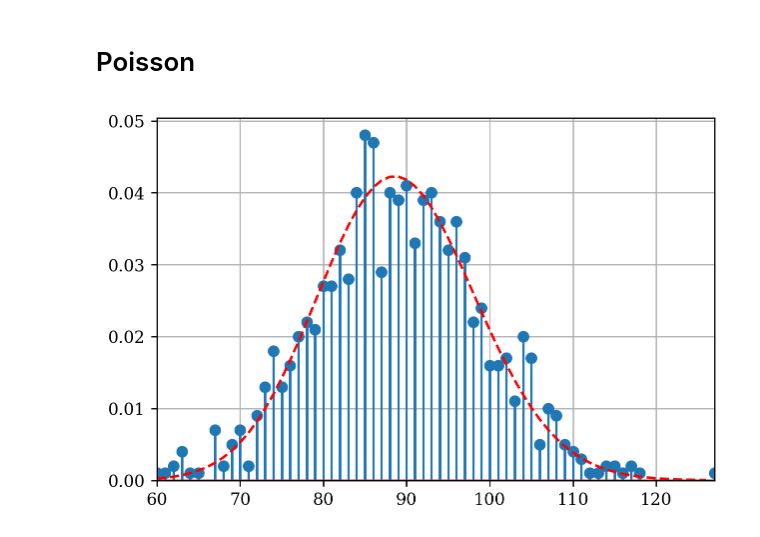
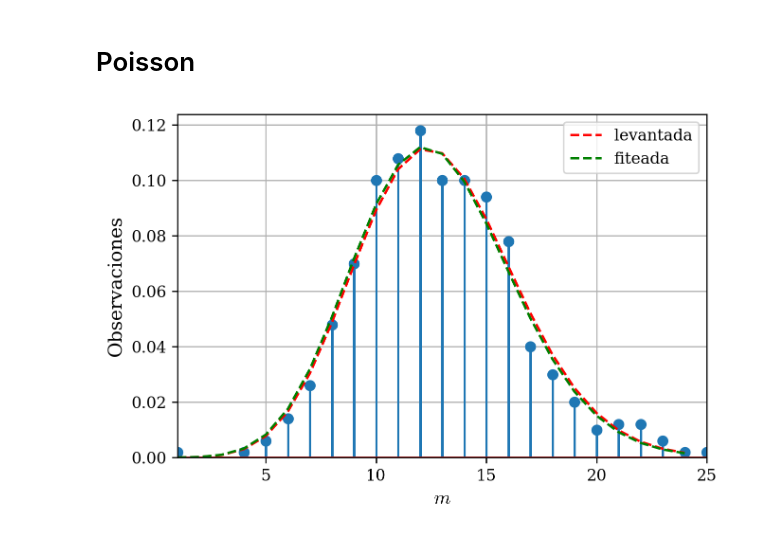
Before and after one commit to agustinbrusco/Laboratorio5, a Jupyter notebook: Datos y código - Práctica 3/peak_stats.ipynb, the cells around one changed output. Saved outputs shown, nothing was run; the diff lists cells and outputs as text; code cells hidden in the pictures.

```diff
--- a/Datos y código - Práctica 3/peak_stats.ipynb
+++ b/Datos y código - Práctica 3/peak_stats.ipynb
@@ -235,43 +236,51 @@ for dt in [20, 40, 100, 200]:  # μs
 # %% [markdown]
 # Poisson
 # %%
-umbral = -25e-3  # V
+umbral = -40e-3  # V
 dt = 100  # μs
-T = 50e-3  # s
+T = 100e-3  # s
 freq = 250e3  # Hz
 peak_window = int(dt*freq*1e-6)
 tiempo, volt_vals = np.load(f"DAQ_50s_{max_val*1e3:.0f}_{min_val*1e3:.0f}/"
                             + f"{modo}_f{freq*1e-3:.0f}k_a{angulo}_t{tension}_{config}.npy")  # s, V
 t, v = get_peaks(tiempo, volt_vals, peak_window)  # s, V
 t, v = t[:t.size//2], v[:v.size//2]
 
 def count_in_period(tiempo,  # s
                     channel,  # V
                     T,  # s
                     f,  # Hz
                     umbral,  # V
                     window_size,
                     ):
     N = int(T*f/window_size)
     # print(N)
     t = np.reshape(tiempo, (-1, N))
     ch = np.reshape(channel, (-1, N))
     counts = np.sum(ch < umbral, axis=1)
     return counts
 
 counts = count_in_period(t, v, T, freq, umbral, peak_window)
 unique_vals, count_vals = np.unique(counts, return_counts=True, )
 
 mean_count = counts.mean()
 curve_vals = np.arange(unique_vals.min(), unique_vals.max(), 1)
 
-dist_raw = poisson(mean_count)
+dist_raw = poisson(mean_count).pmf(curve_vals)
+dist_med = count_vals/sum(count_vals)
+popt, pcov = curve_fit(poisson.pmf, unique_vals, dist_med, p0=mean_count)
+dist_fit = poisson(popt[0]).pmf(curve_vals)
 # plt.hist(counts, bins=20,
 #          color=f"C{color_id}", zorder=10, edgecolor="k",
 #          alpha=0.5, label=config + " Sample")
-plt.stem(unique_vals, count_vals/sum(count_vals))
-plt.plot(curve_vals, dist_raw.pmf(curve_vals), '--r')
+plt.stem(unique_vals, dist_med)
+plt.plot(curve_vals, dist_raw, '--r', label="levantada")
+plt.plot(curve_vals, dist_fit, '--g', label="fiteada")
+
+plt.legend()
 plt.ylim(bottom=0)
+plt.xlabel("$m$")
+plt.ylabel("Observaciones")
 plt.show()
 # %% [output]
-[figure, old version]
+[figure, new version]
```
Also changed, not shown: parts of 1 cell of this notebook.
